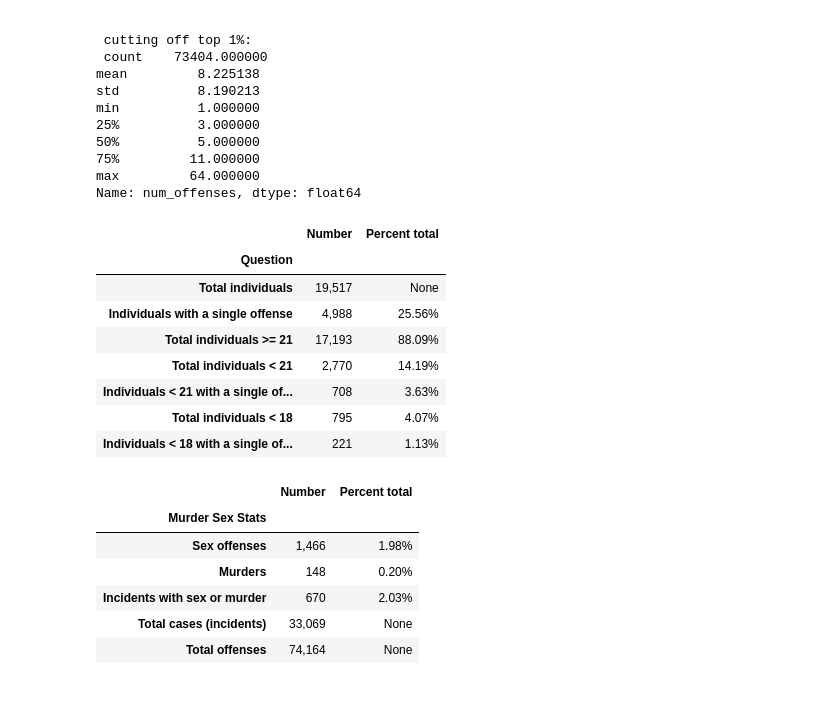
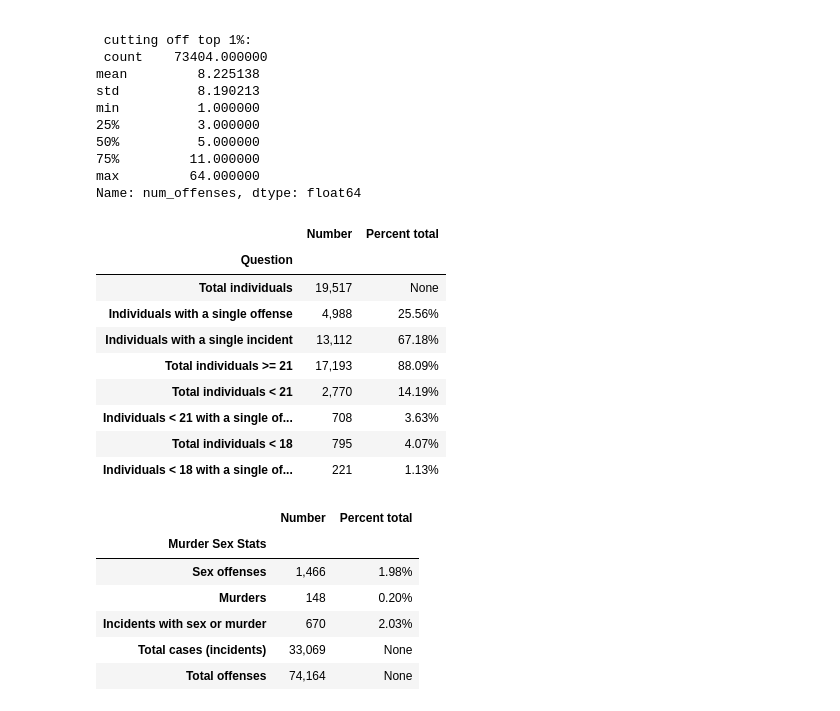
Before and after one commit to codeforboston/clean-slate-data, a Jupyter notebook: analyses/notebooks/How many expungable.ipynb, the cells around one changed output. Drawn from its saved outputs; the diff is of its cells as text; code cells hidden in the pictures.

Commit message:
add number incidents to table

```diff
--- a/analyses/notebooks/How many expungable.ipynb
+++ b/analyses/notebooks/How many expungable.ipynb
@@ -271,6 +271,7 @@ Number_18 = nw[ (~nw['Age at Offense'].isnull()) & (nw['Age at Offense']<18)]['P
 Percent_18 = "{:.2%}".format(Number_18/Number_People)
 
 ind_one_off = nw[nw['num_offenses']==1]['Person ID'].nunique()
+ind_one_inc = nw[nw['Incidents']==1]['Person ID'].nunique()
 
 Juvenile_one_off = nw[(nw['num_offenses']==1) &
                       (~nw['Age at Offense'].isnull()) &
@@ -282,22 +283,24 @@ Juvenile_one_off_18 = nw[(nw['num_offenses']==1) &
 # %%
 total = ['Total individuals', Number_People]
 oneoff = ['Individuals with a single offense', ind_one_off , '{:,.2%}'.format(ind_one_off/Number_People)]
+oneinc = ['Individuals with a single incident', ind_one_inc, '{:,.2%}'.format(ind_one_inc/Number_People)]
 adult = ['Total individuals >= 21',Number_Adult, Percent_Adult]
 juvenile = ['Total individuals < 21', Number_Juvenile, Percent_Juvenile]
 juv_one_off = ['Individuals < 21 with a single offense', Juvenile_one_off, '{:,.2%}'.format(Juvenile_one_off/Number_People)]
 under18 = ['Total individuals < 18', Number_18, Percent_18]
 u18_one_off = ['Individuals < 18 with a single offense', Juvenile_one_off_18, '{:,.2%}'.format(Juvenile_one_off_18/Number_People)]
 
-stats = [total, oneoff, adult, juvenile, juv_one_off, under18, u18_one_off]
+stats = [total, oneoff, oneinc, adult, juvenile, juv_one_off, under18, u18_one_off]
 statsdf = pd.DataFrame(stats, columns = ['Question', 'Number', 'Percent total'])
 statsdf = statsdf.set_index('Question')
 statsdf
 statsdf.style.format({'Number' : '{:,}'})
 # %% [output]
 |  | Number | Percent total |
 | Question |  |  |
 | Total individuals | 19,517 | None |
 | Individuals with a single offense | 4,988 | 25.56% |
+| Individuals with a single incident | 13,112 | 67.18% |
 | Total individuals >= 21 | 17,193 | 88.09% |
 | Total individuals < 21 | 2,770 | 14.19% |
 | Individuals < 21 with a single of... | 708 | 3.63% |
```
